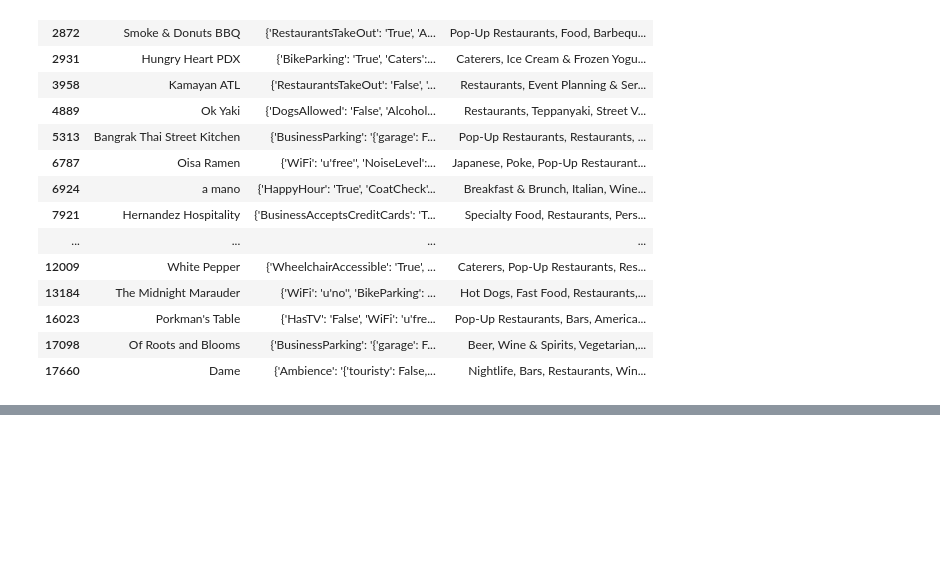
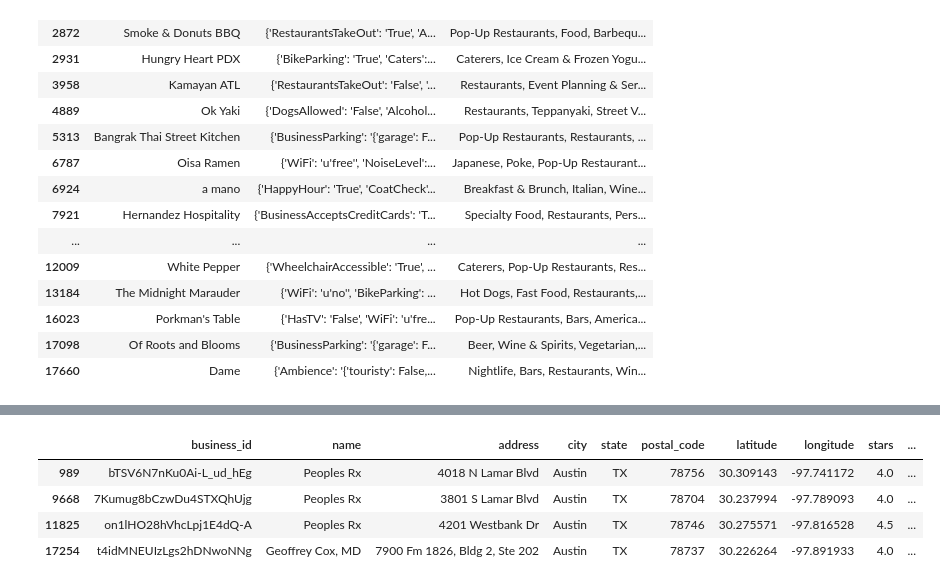
Before and after one commit to christinabrady/ds4a_women_project, a Jupyter notebook: clean-restaurant-data.ipynb, the cells around one changed output, grey strips where cells are left out. Drawn from its saved outputs; the diff is of its cells as text; code cells hidden in the pictures; blank space fills up the shorter version.

```diff
--- a/clean-restaurant-data.ipynb
+++ b/clean-restaurant-data.ipynb
@@ -288,0 +594,8 @@ restaurant_df[restaurant_df['categories'].str.contains('Pop-Up Restaurants')][['
+# %%
+restaurants_nomissing_attr_df[restaurants_nomissing_attr_df.attributes.apply(lambda x: x.get(attr)) == 'True']
+# %% [output]
+|  | business_id | name | address | city | state | postal_code | latitude | longitude | stars | ... |
+| 989 | bTSV6N7nKu0Ai-L_ud_hEg | Peoples Rx | 4018 N Lamar Blvd | Austin | TX | 78756 | 30.309143 | -97.741172 | 4.0 | ... |
+| 9668 | 7Kumug8bCzwDu4STXQhUjg | Peoples Rx | 3801 S Lamar Blvd | Austin | TX | 78704 | 30.237994 | -97.789093 | 4.0 | ... |
+| 11825 | on1lHO28hVhcLpj1E4dQ-A | Peoples Rx | 4201 Westbank Dr | Austin | TX | 78746 | 30.275571 | -97.816528 | 4.5 | ... |
+| 17254 | t4idMNEUIzLgs2hDNwoNNg | Geoffrey Cox, MD | 7900 Fm 1826, Bldg 2, Ste 202 | Austin | TX | 78737 | 30.226264 | -97.891933 | 4.0 | ... |
```
Also changed, not shown: parts of 34 cells of this notebook.
